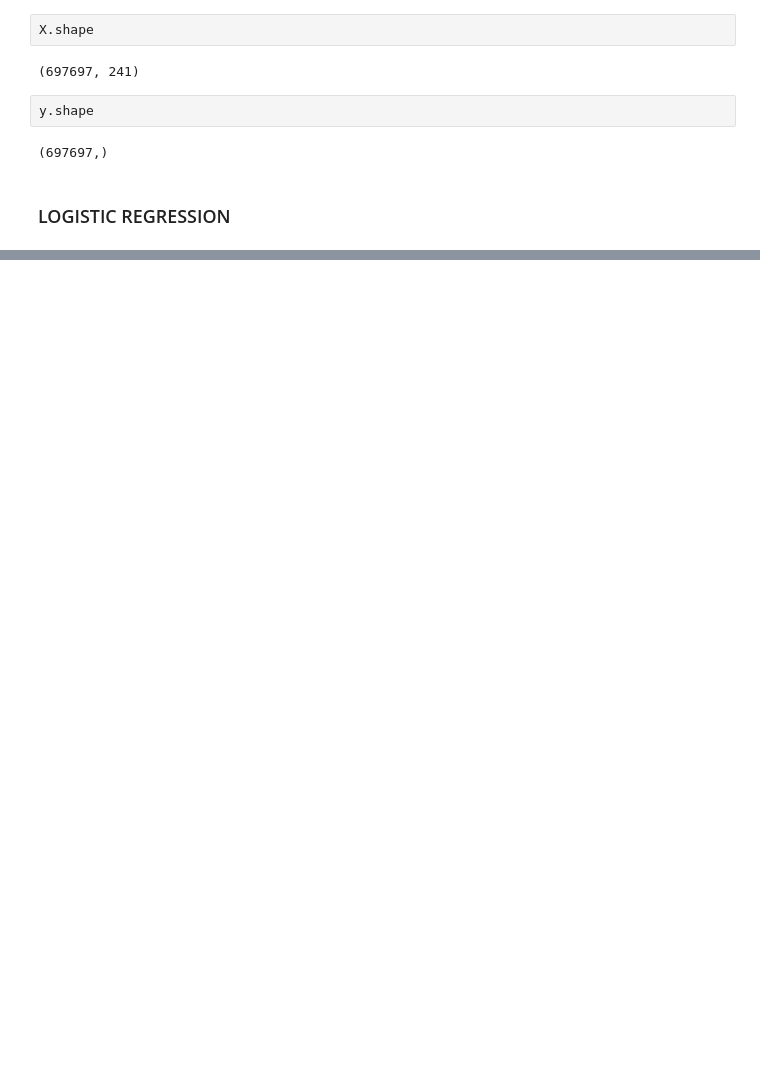
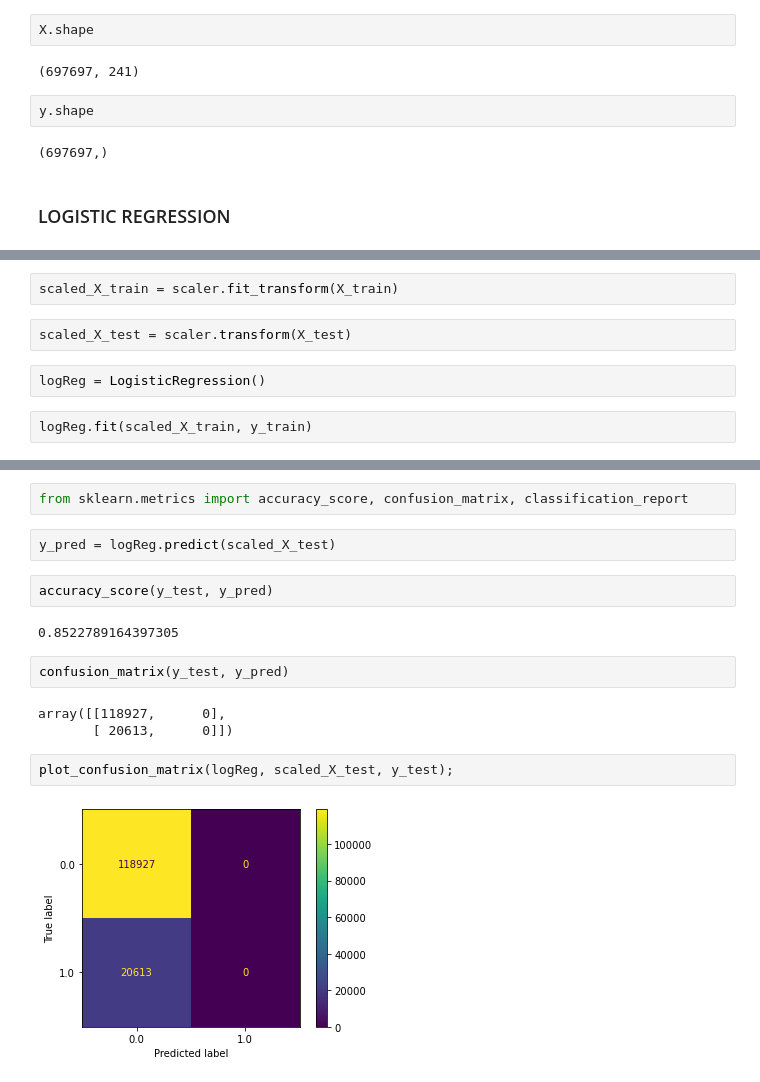
Before and after one commit to bjackany/Flight_delay_predictor, a Jupyter notebook: Cleaning and Modeling/4delta_Logistic-Copy1.ipynb, the cells around one changed output, grey strips where cells are left out. Saved outputs shown, nothing was run; the diff lists cells and outputs as text; blank space fills up the shorter version.

```diff
--- a/data_cleaning_preprocessing/delta_random_forest.ipynb
+++ b/Cleaning and Modeling/4delta_Logistic-Copy1.ipynb
@@ -431,0 +174,8 @@ plt.show()
+# %%
+scaled_X_train = scaler.fit_transform(X_train)
+# %%
+scaled_X_test = scaler.transform(X_test)
+# %%
+logReg = LogisticRegression()
+# %%
+logReg.fit(scaled_X_train, y_train)
@@ -431,0 +220,17 @@ plt.show()
+# %%
+from sklearn.metrics import accuracy_score, confusion_matrix, classification_report
+# %%
+y_pred = logReg.predict(scaled_X_test)
+# %%
+accuracy_score(y_test, y_pred)
+# %% [output]
+0.8522789164397305
+# %%
+confusion_matrix(y_test, y_pred)
+# %% [output]
+array([[118927,      0],
+       [ 20613,      0]])
+# %%
+plot_confusion_matrix(logReg, scaled_X_test, y_test);
+# %% [output]
+[figure, added]
```
Also changed, not shown: parts of 62 cells of this notebook, 15 other files.
